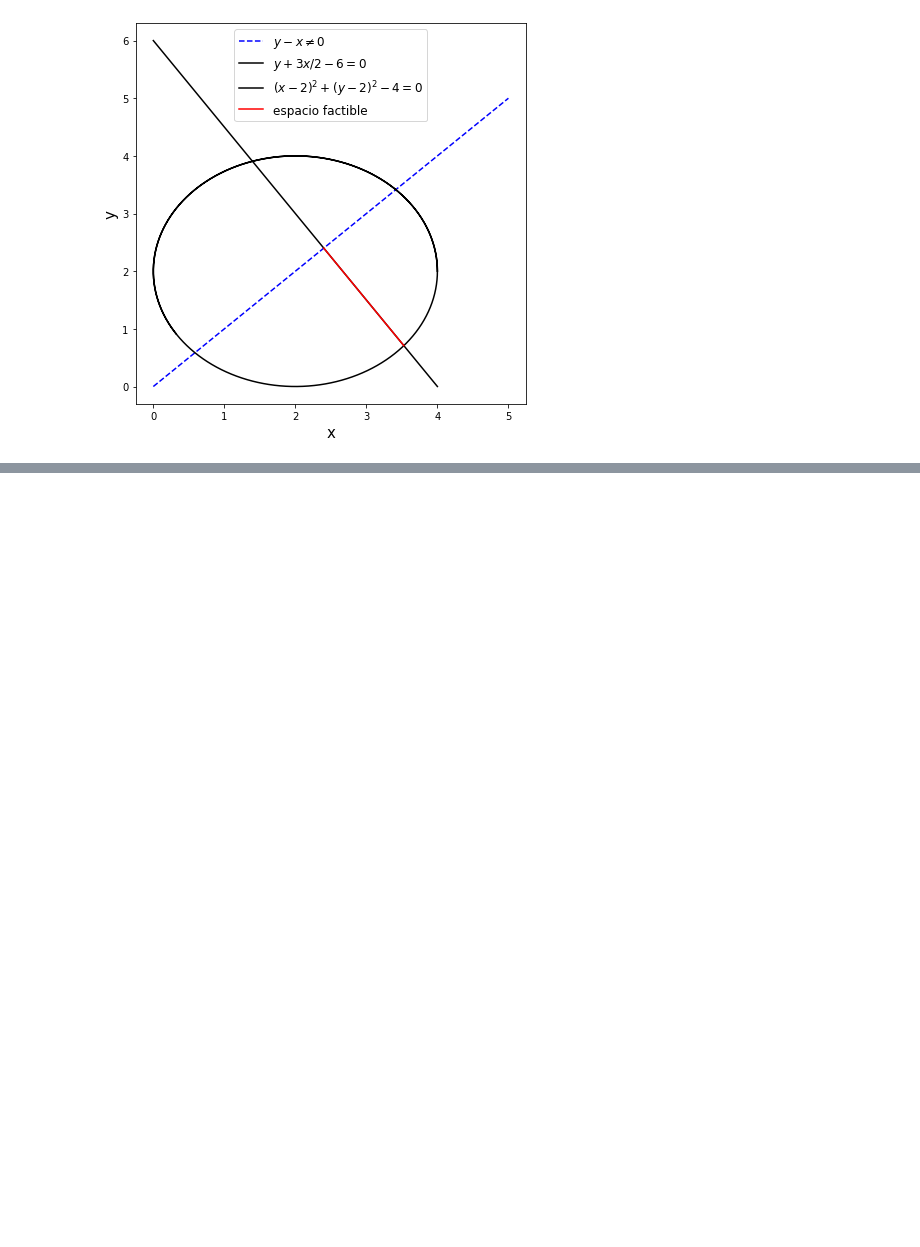
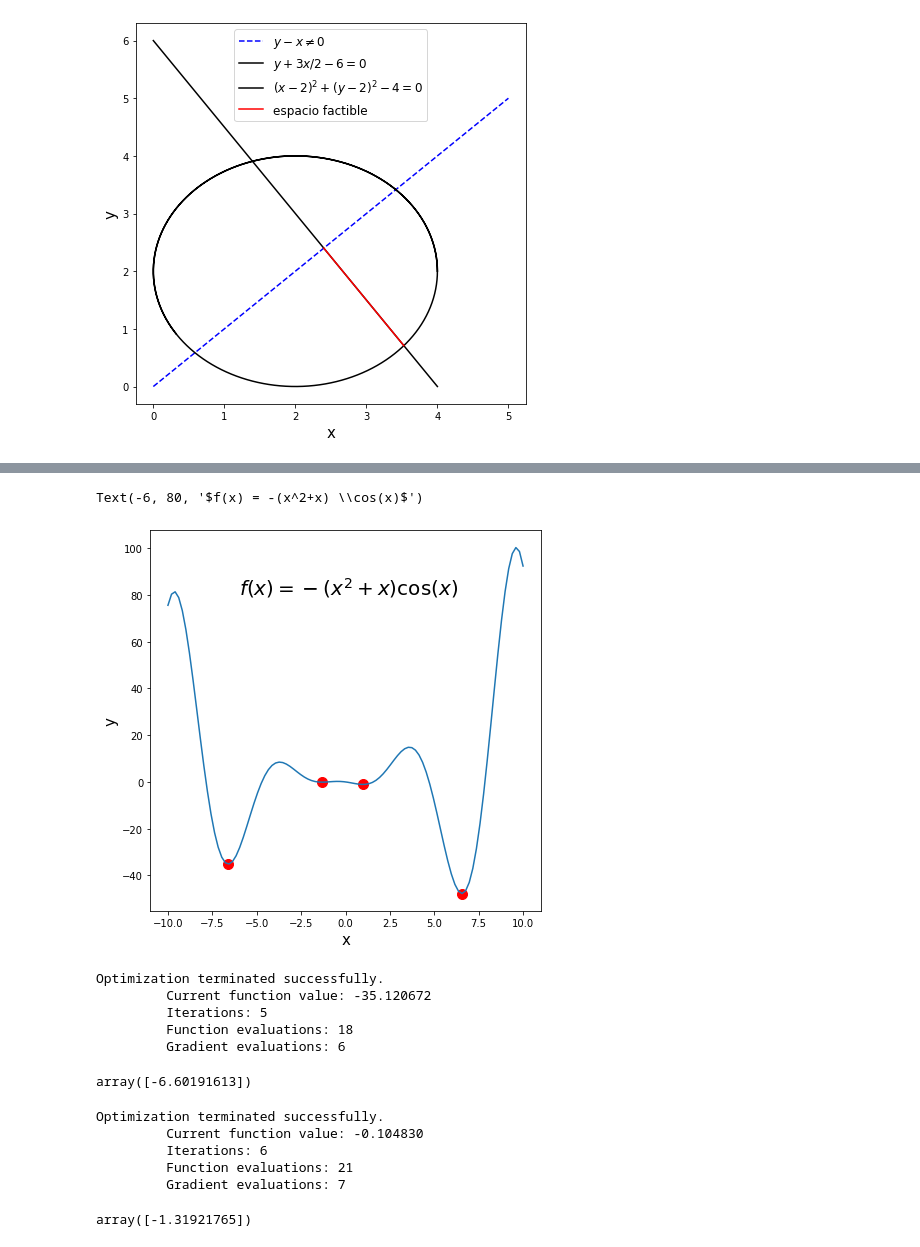
Before and after one commit to JuanM-GG/modelos-tesis, a Jupyter notebook: metaheuristicos.ipynb, the cells around one changed output, grey strips where cells are left out. Saved outputs shown, nothing was run; the diff lists cells and outputs as text; code cells hidden in the pictures; blank space fills up the shorter version.

```diff
--- a/metaheuristicos.ipynb
+++ b/metaheuristicos.ipynb
@@ -60,0 +60,52 @@ Text(0.5, 0, 'x')
+# %%
+def multimodal(x):
+
+    y = -(x**2+x)*np.cos(x)
+
+    return y
+# %%
+x = np.linspace(-10,10,100)
+y = multimodal(x)
+# %%
+plt.figure(figsize= (7,7))
+plt.plot(x,y)
+plt.ylabel("y", size = 15)
+plt.xlabel("x", size = 15)
+# x1
+plt.scatter(res1.x, multimodal(res1.x),c="red",s = 100)
+# x2
+plt.scatter(res2.x, multimodal(res2.x),c="red",s = 100)
+# x3
+plt.scatter(res3.x, multimodal(res3.x),c="red",s = 100)
+# x4
+plt.scatter(res4.x, multimodal(res4.x),c="red",s = 100)
+plt.text(-6, 80, r'$f(x) = -(x^2+x) \cos(x)$', fontsize = 20)
+# %% [output]
+Text(-6, 80, '$f(x) = -(x^2+x) \\cos(x)$')
+[figure, added]
+# %%
+res1 = minimize(multimodal, -8, method='BFGS',
+               options={'disp': True})
+# %% [output]
+Optimization terminated successfully.
+         Current function value: -35.120672
+         Iterations: 5
+         Function evaluations: 18
+         Gradient evaluations: 6
+# %%
+res1.x
+# %% [output]
+array([-6.60191613])
+# %%
+res2 = minimize(multimodal, -2.5, method='BFGS',
+               options={'disp': True})
+# %% [output]
+Optimization terminated successfully.
+         Current function value: -0.104830
+         Iterations: 6
+         Function evaluations: 21
+         Gradient evaluations: 7
+# %%
+res2.x
+# %% [output]
+array([-1.31921765])
```
Also changed, not shown: parts of 7 cells of this notebook.
